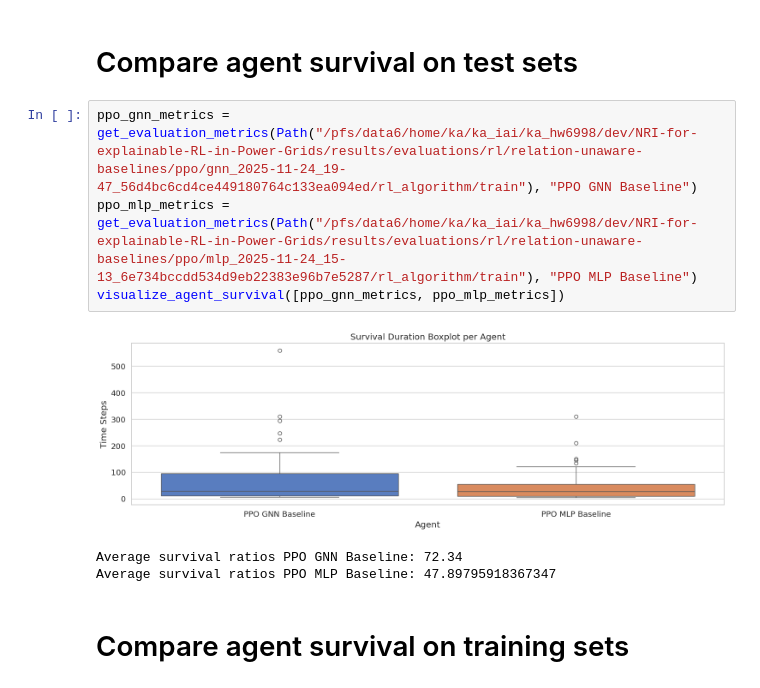
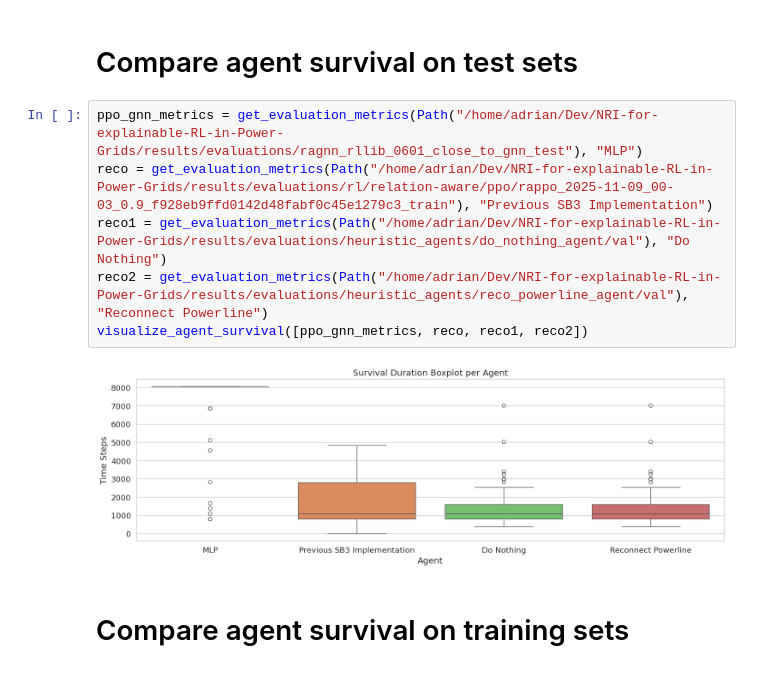
Before and after one commit to HansDampf37/NRI-for-explainable-RL-in-Power-Grids, a Jupyter notebook: src/visualization/visualize_agent_eval_results.ipynb, the cells around one changed output. Saved outputs shown, nothing was run; the diff lists cells and outputs as text.

```diff
--- a/src/visualization/visualize_agent_eval_results.ipynb
+++ b/src/visualization/visualize_agent_eval_results.ipynb
@@ -10,13 +18,13 @@ from src.visualization import get_evaluation_metrics, visualize_agent_survival,
 # %% [markdown]
 # Compare agent survival on test sets
 # %%
-ppo_gnn_metrics = get_evaluation_metrics(Path("/pfs/data6/home/ka/ka_iai/ka_hw6998/dev/NRI-for-explainable-RL-in-Power-Grids/results/evaluations/rl/relation-unaware-baselines/ppo/gnn_2025-11-24_19-47_56d4bc6cd4ce449180764c133ea094ed/rl_algorithm/train"), "PPO GNN Baseline")
-ppo_mlp_metrics = get_evaluation_metrics(Path("/pfs/data6/home/ka/ka_iai/ka_hw6998/dev/NRI-for-explainable-RL-in-Power-Grids/results/evaluations/rl/relation-unaware-baselines/ppo/mlp_2025-11-24_15-13_6e734bccdd534d9eb22383e96b7e5287/rl_algorithm/train"), "PPO MLP Baseline")
-visualize_agent_survival([ppo_gnn_metrics, ppo_mlp_metrics])
+ppo_gnn_metrics = get_evaluation_metrics(Path("/home/adrian/Dev/NRI-for-explainable-RL-in-Power-Grids/results/evaluations/ragnn_rllib_0601_close_to_gnn_test"), "MLP")
+reco = get_evaluation_metrics(Path("/home/adrian/Dev/NRI-for-explainable-RL-in-Power-Grids/results/evaluations/rl/relation-aware/ppo/rappo_2025-11-09_00-03_0.9_f928eb9ffd0142d48fabf0c45e1279c3_train"), "Previous SB3 Implementation")
+reco1 = get_evaluation_metrics(Path("/home/adrian/Dev/NRI-for-explainable-RL-in-Power-Grids/results/evaluations/heuristic_agents/do_nothing_agent/val"), "Do Nothing")
+reco2 = get_evaluation_metrics(Path("/home/adrian/Dev/NRI-for-explainable-RL-in-Power-Grids/results/evaluations/heuristic_agents/reco_powerline_agent/val"), "Reconnect Powerline")
+visualize_agent_survival([ppo_gnn_metrics, reco, reco1, reco2])
 # %% [output]
-[figure, old version]
+[figure, new version]
-Average survival ratios PPO GNN Baseline: 72.34
-Average survival ratios PPO MLP Baseline: 47.89795918367347
 # %% [markdown]
 # Compare agent survival on training sets
 # %%
```
Also changed, not shown: parts of 7 cells of this notebook.
